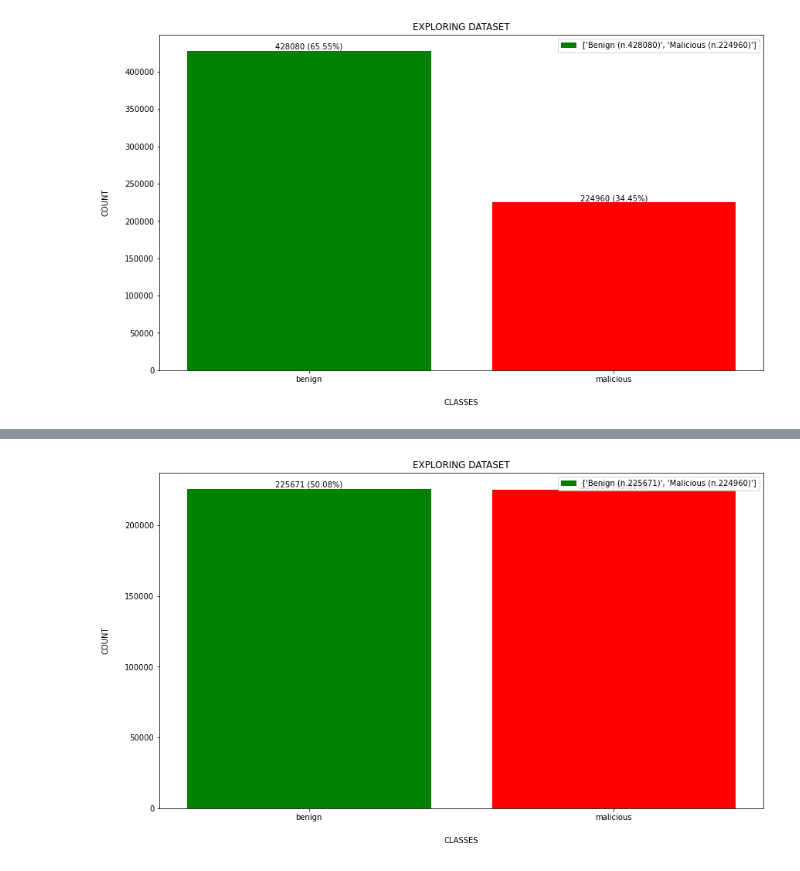
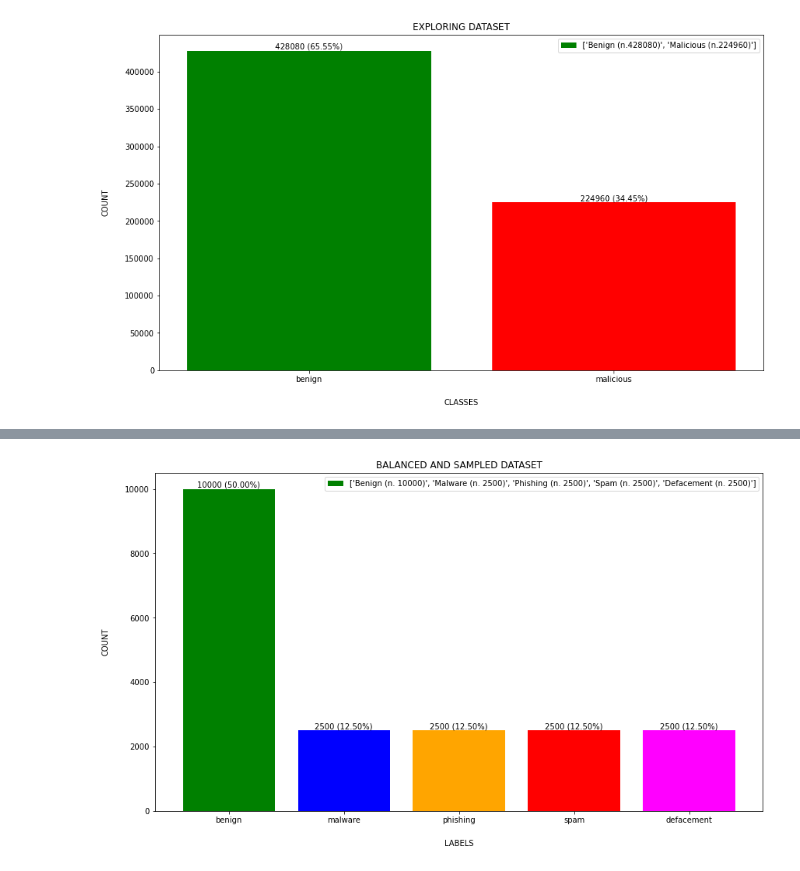
Before and after one commit to simonegramegna/Malicious_URL_detection, a Jupyter notebook: Main_URL_prediction.ipynb, the cells around one changed output, grey strips where cells are left out. Cells and saved outputs as stored; diff of their text form; code cells hidden in the pictures.

Commit message:
code refactoring + features dataset

```diff
--- a/Main_URL_prediction.ipynb
+++ b/Main_URL_prediction.ipynb
@@ -77,6 +88,19 @@ plt.show()
 [figure]
 # %%
 benign_urls = data[data['type'] == 'benign']
-drop_indices = np.random.choice(benign_urls.index, 274545, replace=True)
-data_equalized = data.drop(drop_indices)
+defacement_urls = data[data['type'] == 'defacement']
+phishing_urls = data[data['type'] == 'phishing']
+malware_urls = data[data['type'] == 'malware']
+spam_urls = data[data['type'] == 'spam']
+
+benign_urls_sample = random.sample(list(benign_urls.index), 10000)
+defacement_urls_sample = random.sample(list(defacement_urls.index), 2500)
+phishing_urls_sample = random.sample(list(phishing_urls.index), 2500)
+malware_urls_sample = random.sample(list(malware_urls.index), 2500)
+spam_urls_sample = random.sample(list(spam_urls.index), 2500)
+
+selected_indexes = benign_urls_sample + defacement_urls_sample + phishing_urls_sample + malware_urls_sample + spam_urls_sample
+random.shuffle(selected_indexes)
+data_sampled = data.loc[selected_indexes]
+data_sampled = data_sampled.reset_index(drop=True)
 # %%
@@ -84,18 +114,16 @@ data.to_csv('datasets/malicious_url_balanced.csv', index=False)
 # %%
-count = data_equalized.type.value_counts()
-benign = count[0]
-malicious = len(data_equalized) - benign
-bar_labels = ['Benign (n.'+str(benign)+')', 'Malicious (n.'+str(malicious)+')']
-bars = plt.bar(['benign', 'malicious'], height=[benign, malicious], label=bar_labels, color=['green', 'red'])
+count = data_sampled.type.value_counts()
+bar_labels = [count.index[i].capitalize()+' (n. ' + str(count[i]) + ')' for i in range(len(count.index))]
+bars = plt.bar(count.index, height=count, label=bar_labels, color=['green', 'blue', 'orange', 'red', 'magenta'])
 
 for rect in bars:
     height = rect.get_height()
-    plt.text(rect.get_x() + rect.get_width() / 2.0, height, f'{height:.0f} ({height/len(data_equalized)*100:.2f}%)', ha='center', va='bottom')
+    plt.text(rect.get_x() + rect.get_width() / 2.0, height, f'{height:.0f} ({height/len(data_sampled)*100:.2f}%)', ha='center', va='bottom')
 
-plt.xlabel('CLASSES', labelpad=20)
+plt.xlabel('LABELS', labelpad=20)
 plt.ylabel('COUNT', labelpad=20)
-plt.title('EXPLORING DATASET')
+plt.title('BALANCED AND SAMPLED DATASET')
 plt.legend()
 plt.show()
 # %% [output]
-[figure, old version]
+[figure, new version]
```
Also changed, not shown: parts of 11 cells of this notebook, 5 other files.
